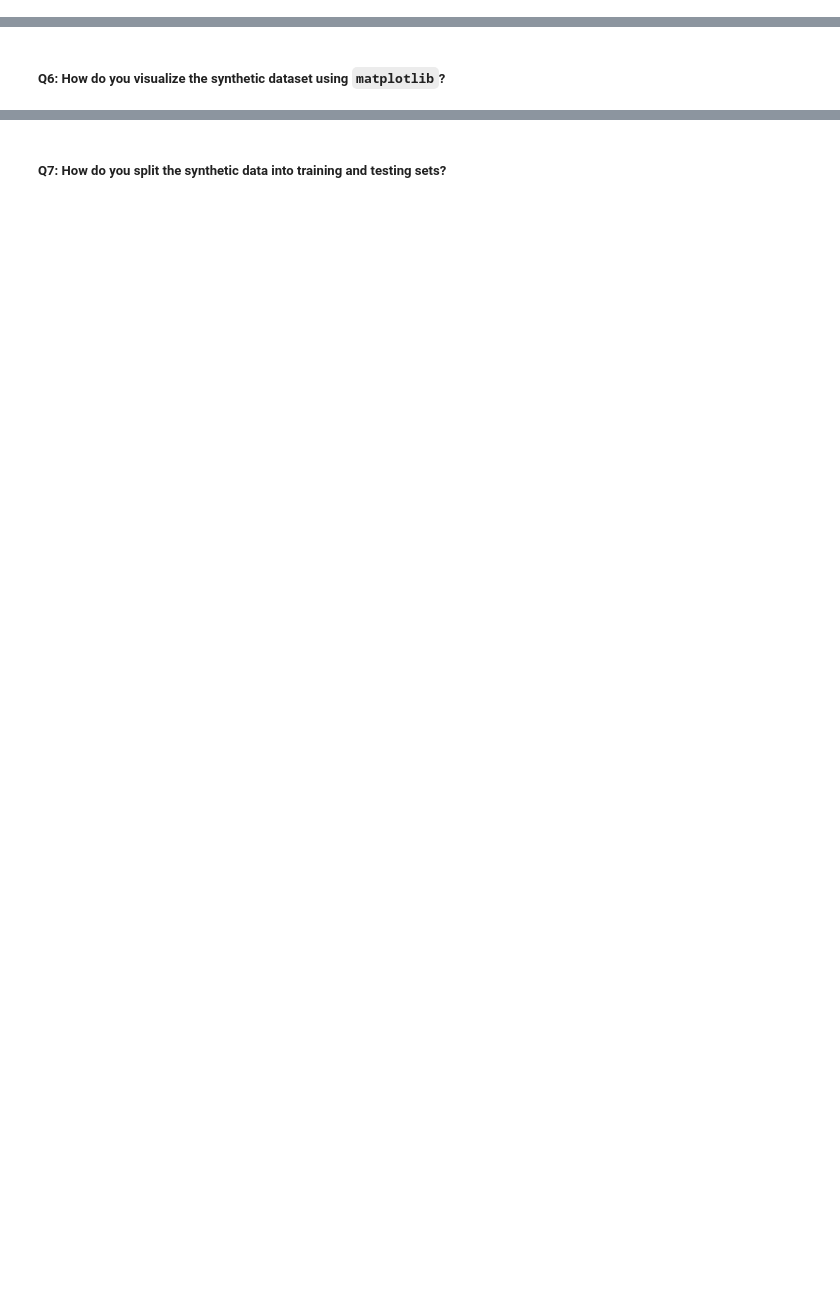
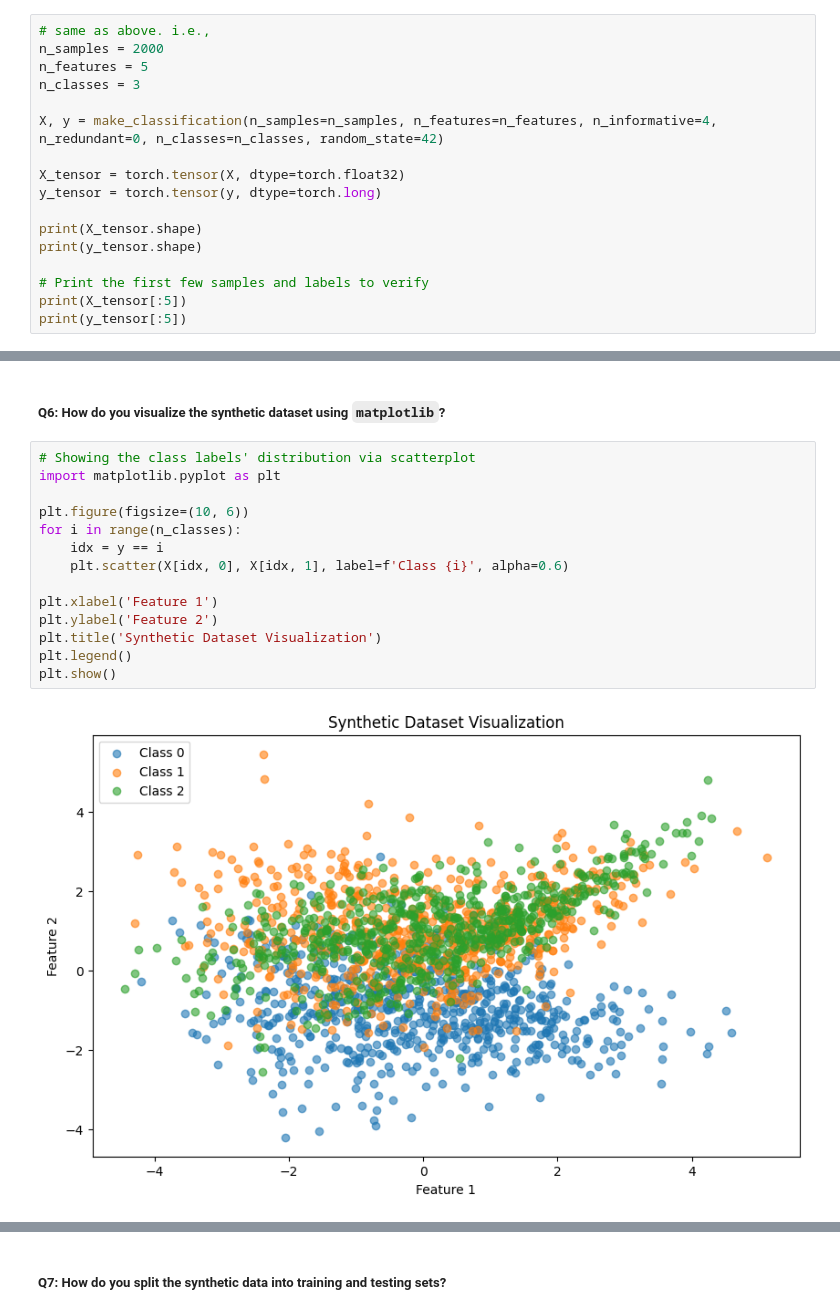
Before and after one commit to fellmir/pyTorchBasis, a Jupyter notebook: 00-basic-examples/example1/01-notebooks/03_softmax_classification.ipynb, the cells around one changed output, grey strips where cells are left out. Cells and saved outputs as stored; diff of their text form; blank space fills up the shorter version.

```diff
--- a/00-basic-examples/example1/01-notebooks/03_softmax_classification.ipynb
+++ b/00-basic-examples/example1/01-notebooks/03_softmax_classification.ipynb
@@ -232,2 +253,19 @@ print(torchaudio.__version__)
 # %% [markdown]
 ##### **Q5: How do you add class labels to the synthetic data?**
+# %%
+# same as above. i.e.,
+n_samples = 2000
+n_features = 5
+n_classes = 3
+
+X, y = make_classification(n_samples=n_samples, n_features=n_features, n_informative=4, n_redundant=0, n_classes=n_classes, random_state=42)
+
+X_tensor = torch.tensor(X, dtype=torch.float32)
+y_tensor = torch.tensor(y, dtype=torch.long)
+
+print(X_tensor.shape)
+print(y_tensor.shape)
+
+# Print the first few samples and labels to verify
+print(X_tensor[:5])
+print(y_tensor[:5])
@@ -234,2 +281,18 @@ print(torchaudio.__version__)
 # %% [markdown]
 ##### **Q6: How do you visualize the synthetic dataset using `matplotlib`?**
+# %%
+# Showing the class labels' distribution via scatterplot
+import matplotlib.pyplot as plt
+
+plt.figure(figsize=(10, 6))
+for i in range(n_classes):
+    idx = y == i
+    plt.scatter(X[idx, 0], X[idx, 1], label=f'Class {i}', alpha=0.6)
+
+plt.xlabel('Feature 1')
+plt.ylabel('Feature 2')
+plt.title('Synthetic Dataset Visualization')
+plt.legend()
+plt.show()
+# %% [output]
+[figure, added]
```
Also changed, not shown: parts of 31 cells of this notebook.
